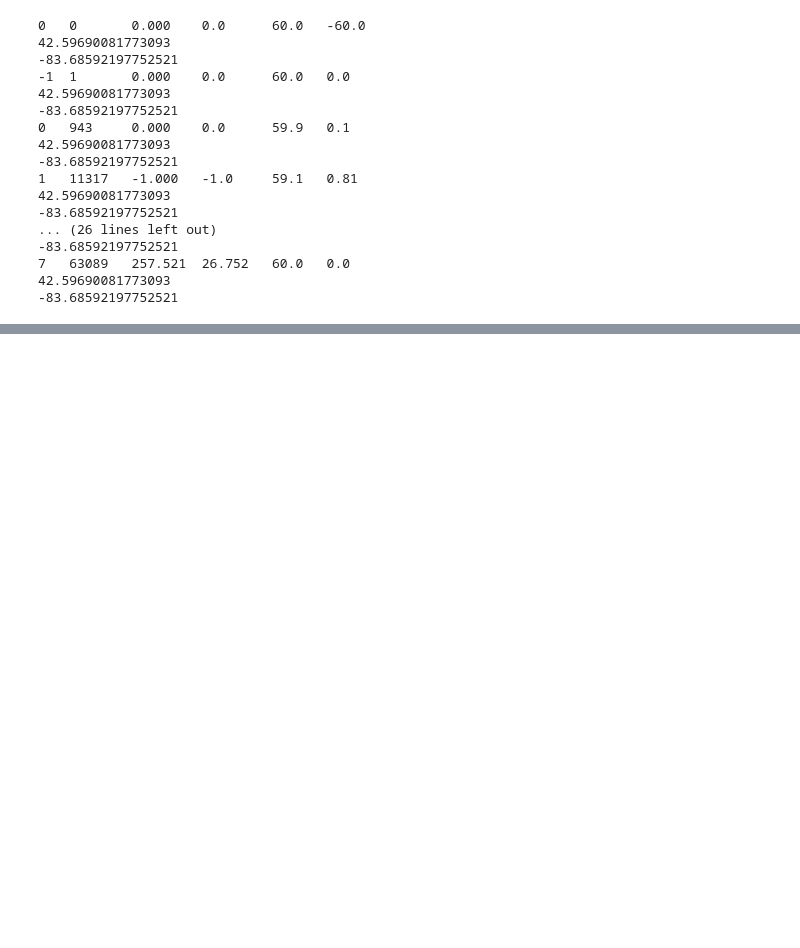
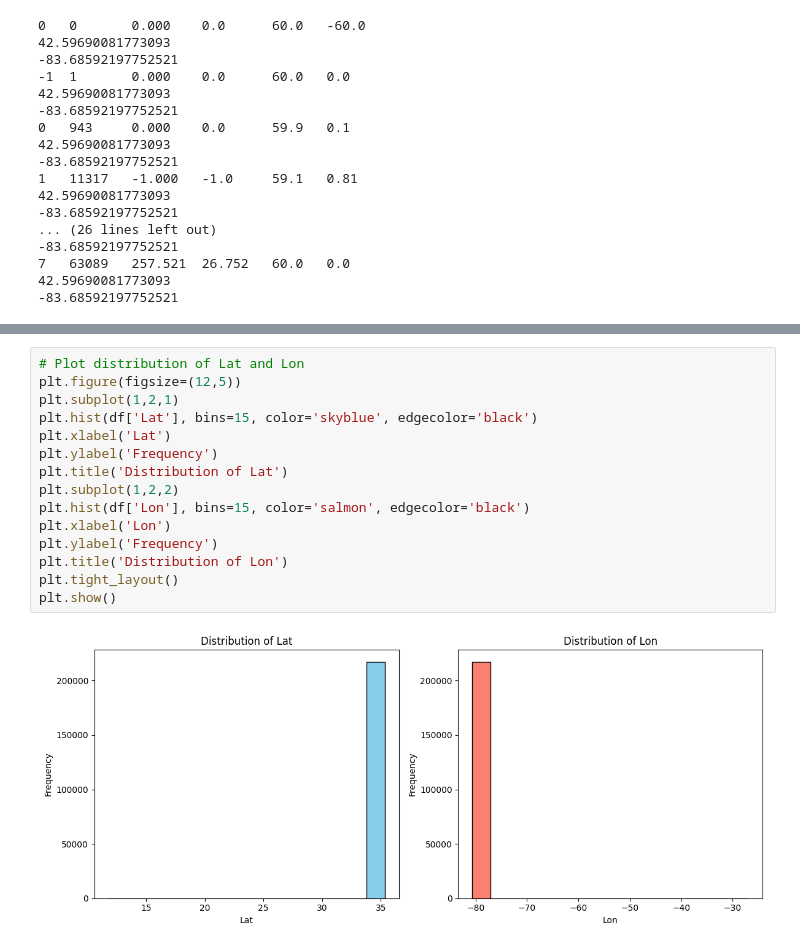
Before and after one commit to conect2ai/Racing4all, a Jupyter notebook: Iracing/iracing_notebook.ipynb, the cells around one changed output, grey strips where cells are left out. Saved outputs shown, nothing was run; the diff lists cells and outputs as text; blank space fills up the shorter version.

```diff
--- a/Iracing/iracing_notebook.ipynb
+++ b/Iracing/iracing_notebook.ipynb
@@ -173,0 +251,17 @@ ir_ibt.close()
+# %%
+# Plot distribution of Lat and Lon
+plt.figure(figsize=(12,5))
+plt.subplot(1,2,1)
+plt.hist(df['Lat'], bins=15, color='skyblue', edgecolor='black')
+plt.xlabel('Lat')
+plt.ylabel('Frequency')
+plt.title('Distribution of Lat')
+plt.subplot(1,2,2)
+plt.hist(df['Lon'], bins=15, color='salmon', edgecolor='black')
+plt.xlabel('Lon')
+plt.ylabel('Frequency')
+plt.title('Distribution of Lon')
+plt.tight_layout()
+plt.show()
+# %% [output]
+[figure, added]
```
Also changed, not shown: parts of 4 cells of this notebook, 3 other files.
